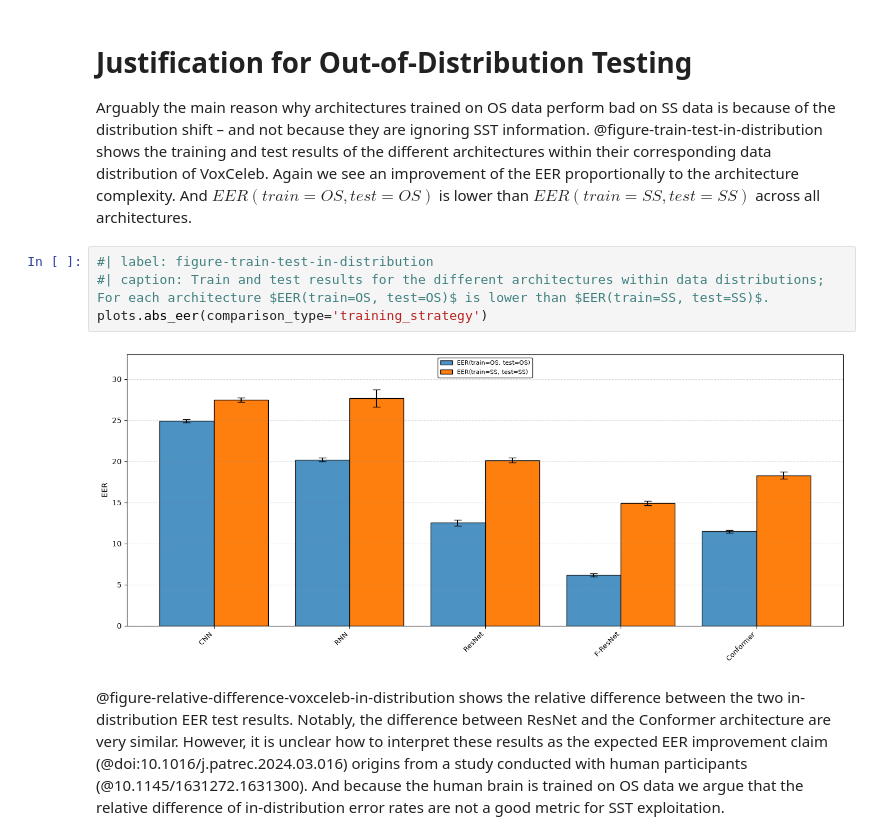
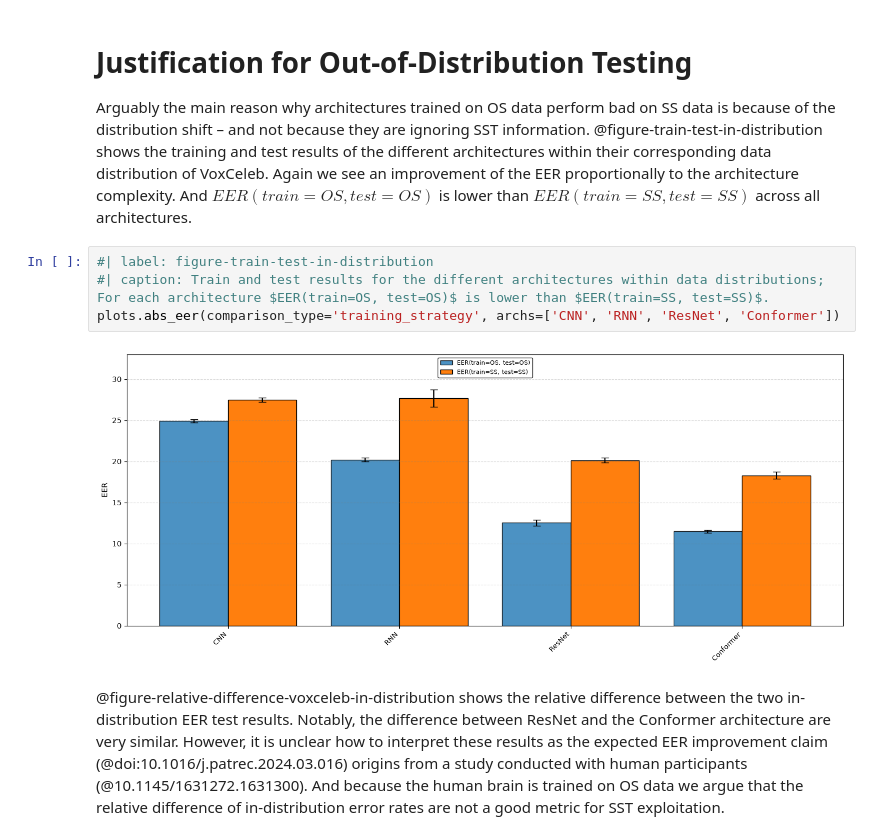
Before and after one commit to sage-diarization/Speaker-Recognition-Supra-Segmental-Temporal-Features, a Jupyter notebook: doc/speaker-verification.ipynb, the cells around one changed output. Cells and saved outputs as stored; diff of their text form.

Commit message:
more plots

```diff
--- a/doc/speaker-verification.ipynb
+++ b/doc/speaker-verification.ipynb
@@ -70,9 +70,9 @@ Arguably the main reason why architectures trained on OS data perform bad on SS
 # %%
 #| label: figure-train-test-in-distribution
 #| caption: Train and test results for the different architectures within data distributions; For each architecture $EER(train=OS, test=OS)$ is lower than $EER(train=SS, test=SS)$.
-plots.abs_eer(comparison_type='training_strategy')
+plots.abs_eer(comparison_type='training_strategy', archs=['CNN', 'RNN', 'ResNet', 'Conformer'])
 # %% [output]
-[figure, old version]
+[figure, new version]
 # %% [markdown]
 @figure-relative-difference-voxceleb-in-distribution shows the relative difference between the two in-distribution EER test results. Notably, the difference between ResNet and the Conformer architecture are very similar. However, it is unclear how to interpret these results as the expected EER improvement claim (@doi:10.1016/j.patrec.2024.03.016) origins from a study conducted with human participants (@10.1145/1631272.1631300). And because the human brain is trained on OS data we argue that the relative difference of in-distribution error rates are not a good metric for SST exploitation.
 # %%
```
Also changed, not shown: parts of 12 cells of this notebook, 2 other files.
